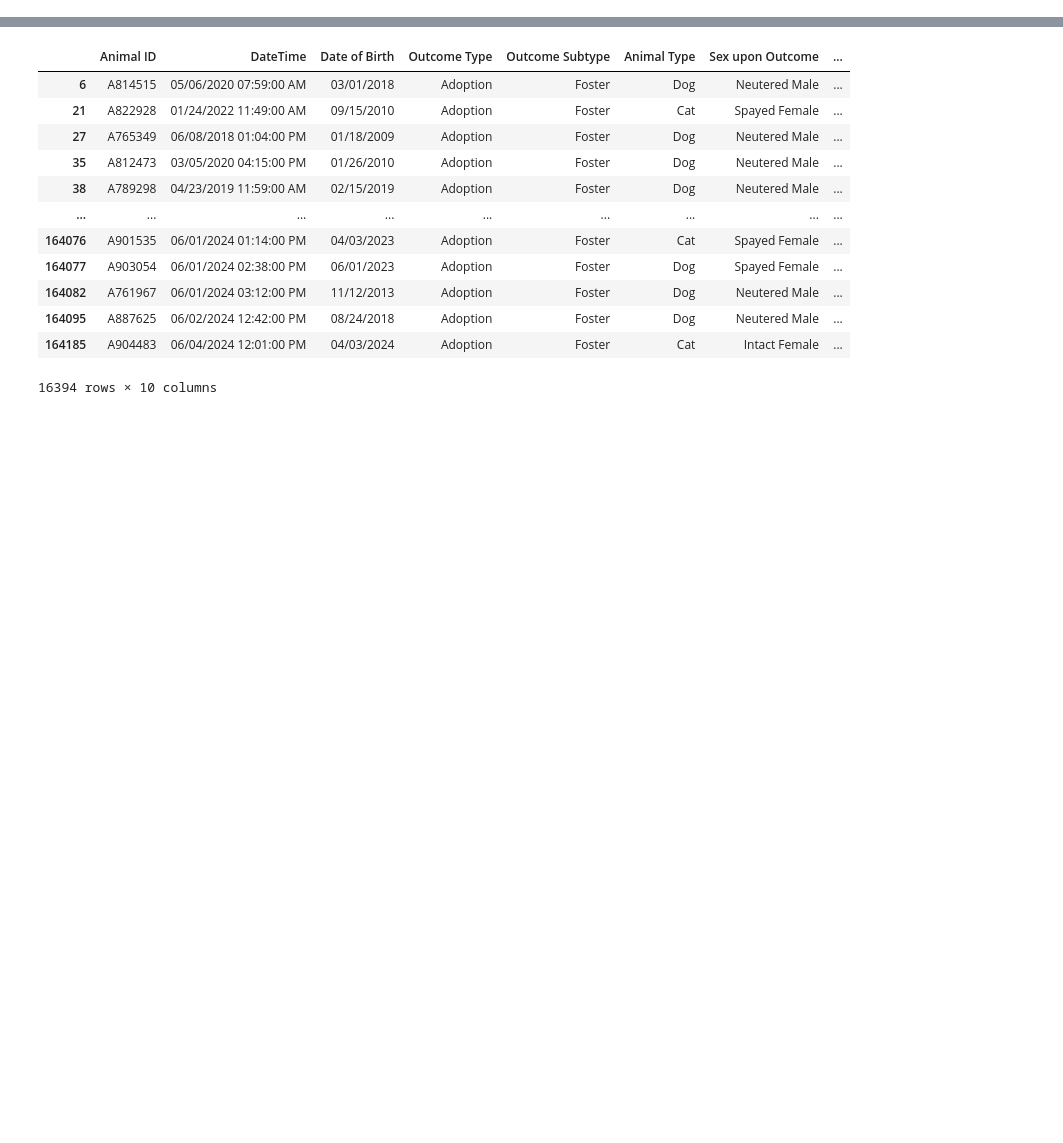
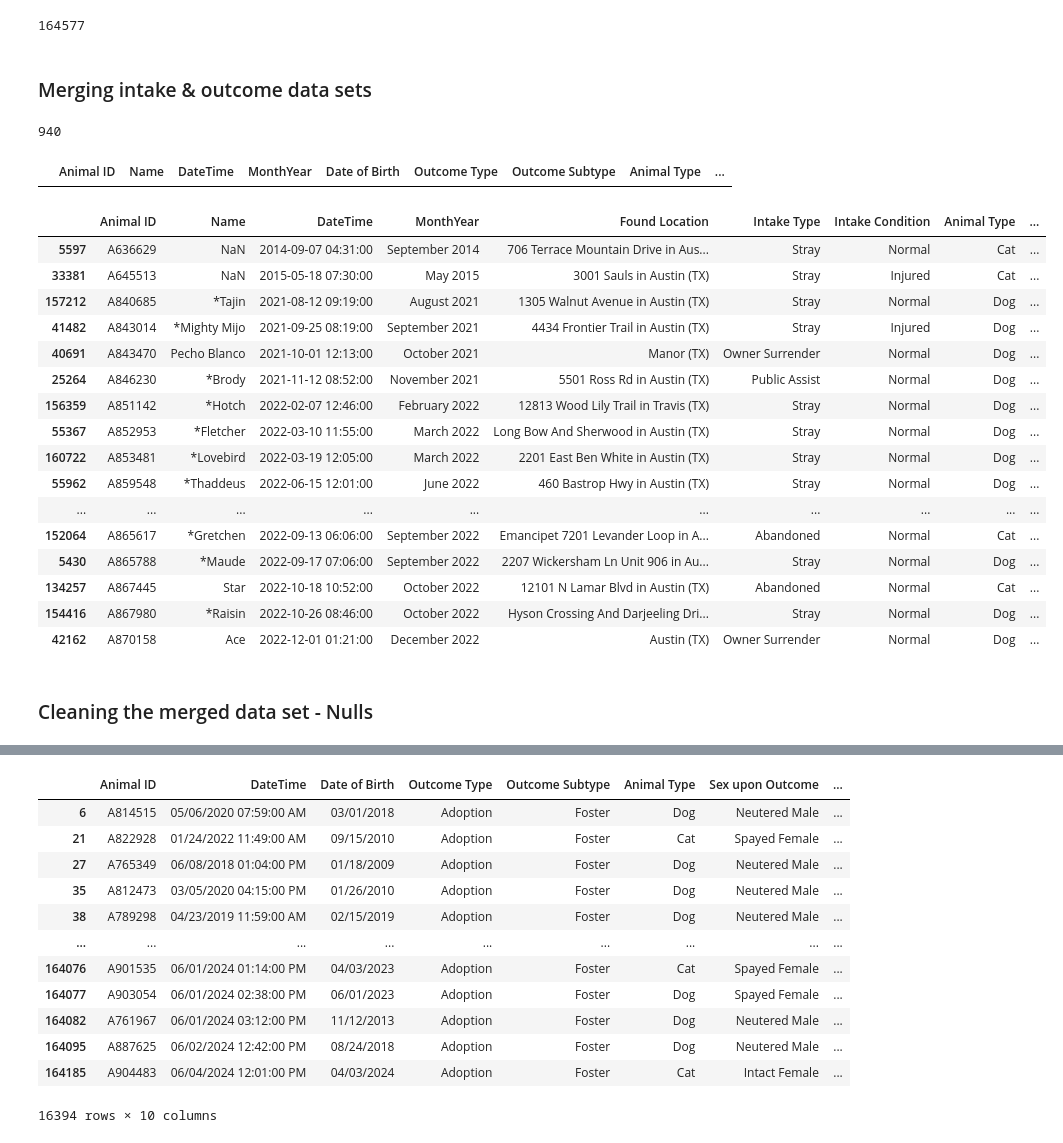
Before and after one commit to KathrynMercer/Austin-Animal-Center-Data, a Jupyter notebook: Data Exploration.ipynb, the cells around one changed output, grey strips where cells are left out. Cells and saved outputs as stored; diff of their text form; code cells hidden in the pictures; blank space fills up the shorter version.

```diff
--- a/Data Exploration.ipynb
+++ b/Data Exploration.ipynb
@@ -244,0 +105,7 @@ array(['Rto-Adopt', 'Adoption', 'Euthanasia', 'Transfer',
+# %%
+#Sorting the datasets by DateTime and dropping rows that have the same Animal ID & DateTime (ie. true duplicate entries)
+intake_data_raw.sort_values(by = 'DateTime')
+intake_data_raw['Duplicated?'] = intake_data_raw.duplicated(subset=['Animal ID', 'DateTime'])
+
+outcome_data_raw.sort_values(by = 'DateTime')
+outcome_data_raw['Duplicated?'] = outcome_data_raw.duplicated(subset=['Animal ID', 'DateTime'])
@@ -244,0 +137,59 @@ array(['Rto-Adopt', 'Adoption', 'Euthanasia', 'Transfer',
+# %%
+outcome_data_raw = outcome_data_raw.loc[outcome_data_raw['Duplicated?'] != True]
+#len(outcome_data_raw) #164203 length
+
+intake_data_raw = intake_data_raw.loc[intake_data_raw['Duplicated?'] != True]
+#len(intake_data_raw) #164577 length
+# %% [output]
+164577
+# %% [markdown]
+### Merging intake & outcome data sets
+# %%
+#Group both datasets by Animal ID & use the cumulative count to organize repeat visits
+intake_data_raw['Visit Count'] = intake_data_raw.groupby(by = 'Animal ID').cumcount() +1
+outcome_data_raw['Visit Count'] = outcome_data_raw.groupby(by = 'Animal ID').cumcount() +1
+# %%
+# Merge the intake and outcome data sets based on Animal ID and Visit Count
+merged_data_raw = pd.merge(intake_data_raw, outcome_data_raw, on = ['Animal ID', 'Visit Count'])
+len(outcome_data_raw) - len(merged_data_raw)
+#len(merged_data_raw) #163263
+#I expected the outcome data length to be longer than the merged data length because some pets will not have both intake and outcome data, and so would not be included in the merged set
+# %% [output]
+940
+# %%
+#When I examine the animals that did not make it into the merged set from the outcome data, most of them are from the time the shelter first started recording data (Oct 1, 2013).
+#Pets admitted prior to this date, would not have intake data to match with their outcome data, so they cannot be included.
+#There are a few pets from later on that are also missing intake data for some reason. None of these pets have multiple visits, so they will not mess up the merged data set.
+
+outcome_data_not_merged = outcome_data_raw[~outcome_data_raw['Animal ID'].isin(merged_data_raw['Animal ID'])]
+outcome_data_not_merged.loc[outcome_data_not_merged['Visit Count'] > 1]
+# %% [output]
+|  | Animal ID | Name | DateTime | MonthYear | Date of Birth | Outcome Type | Outcome Subtype | Animal Type | ... |
+# %%
+#When I examine the animals that did not make it into the merged set from the intake data, almost all of them (1116/1189) are from 2024, so there is a good chance, these pets do not yet have outcomes.
+#Of the smaller number of animals that predate 2024, none of them have outcome data. They can be considered "lost" and excluded from the data set
+
+intake_data_not_merged = intake_data_raw[~intake_data_raw['Animal ID'].isin(merged_data_raw['Animal ID'])]
+#intake_data_not_merged.loc[intake_data_not_merged['DateTime'] >= '2024'].sort_values(by = 'DateTime')
+#intake_data_not_merged.loc[intake_data_not_merged['DateTime'] < '2023'].sort_values(by = 'DateTime')
+#intake_data_not_merged.loc[intake_data_not_merged['Visit Count'] > 1]
+# %% [output]
+|  | Animal ID | Name | DateTime | MonthYear | Found Location | Intake Type | Intake Condition | Animal Type | ... |
+| 5597 | A636629 | NaN | 2014-09-07 04:31:00 | September 2014 | 706 Terrace Mountain Drive in Aus... | Stray | Normal | Cat | ... |
+| 33381 | A645513 | NaN | 2015-05-18 07:30:00 | May 2015 | 3001 Sauls in Austin (TX) | Stray | Injured | Cat | ... |
+| 157212 | A840685 | *Tajin | 2021-08-12 09:19:00 | August 2021 | 1305 Walnut Avenue in Austin (TX) | Stray | Normal | Dog | ... |
+| 41482 | A843014 | *Mighty Mijo | 2021-09-25 08:19:00 | September 2021 | 4434 Frontier Trail in Austin (TX) | Stray | Injured | Dog | ... |
+| 40691 | A843470 | Pecho Blanco | 2021-10-01 12:13:00 | October 2021 | Manor (TX) | Owner Surrender | Normal | Dog | ... |
+| 25264 | A846230 | *Brody | 2021-11-12 08:52:00 | November 2021 | 5501 Ross Rd in Austin (TX) | Public Assist | Normal | Dog | ... |
+| 156359 | A851142 | *Hotch | 2022-02-07 12:46:00 | February 2022 | 12813 Wood Lily Trail in Travis (TX) | Stray | Normal | Dog | ... |
+| 55367 | A852953 | *Fletcher | 2022-03-10 11:55:00 | March 2022 | Long Bow And Sherwood in Austin (TX) | Stray | Normal | Dog | ... |
+| 160722 | A853481 | *Lovebird | 2022-03-19 12:05:00 | March 2022 | 2201 East Ben White in Austin (TX) | Stray | Normal | Dog | ... |
+| 55962 | A859548 | *Thaddeus | 2022-06-15 12:01:00 | June 2022 | 460 Bastrop Hwy in Austin (TX) | Stray | Normal | Dog | ... |
+| ... | ... | ... | ... | ... | ... | ... | ... | ... | ... |
+| 152064 | A865617 | *Gretchen | 2022-09-13 06:06:00 | September 2022 | Emancipet 7201 Levander Loop in A... | Abandoned | Normal | Cat | ... |
+| 5430 | A865788 | *Maude | 2022-09-17 07:06:00 | September 2022 | 2207 Wickersham Ln Unit 906 in Au... | Stray | Normal | Dog | ... |
+| 134257 | A867445 | Star | 2022-10-18 10:52:00 | October 2022 | 12101 N Lamar Blvd in Austin (TX) | Abandoned | Normal | Cat | ... |
+| 154416 | A867980 | *Raisin | 2022-10-26 08:46:00 | October 2022 | Hyson Crossing And Darjeeling Dri... | Stray | Normal | Dog | ... |
+| 42162 | A870158 | Ace | 2022-12-01 01:21:00 | December 2022 | Austin (TX) | Owner Surrender | Normal | Dog | ... |
+# %% [markdown]
+### Cleaning the merged data set - Nulls
```
Also changed, not shown: parts of 78 cells of this notebook, 2 other files.
